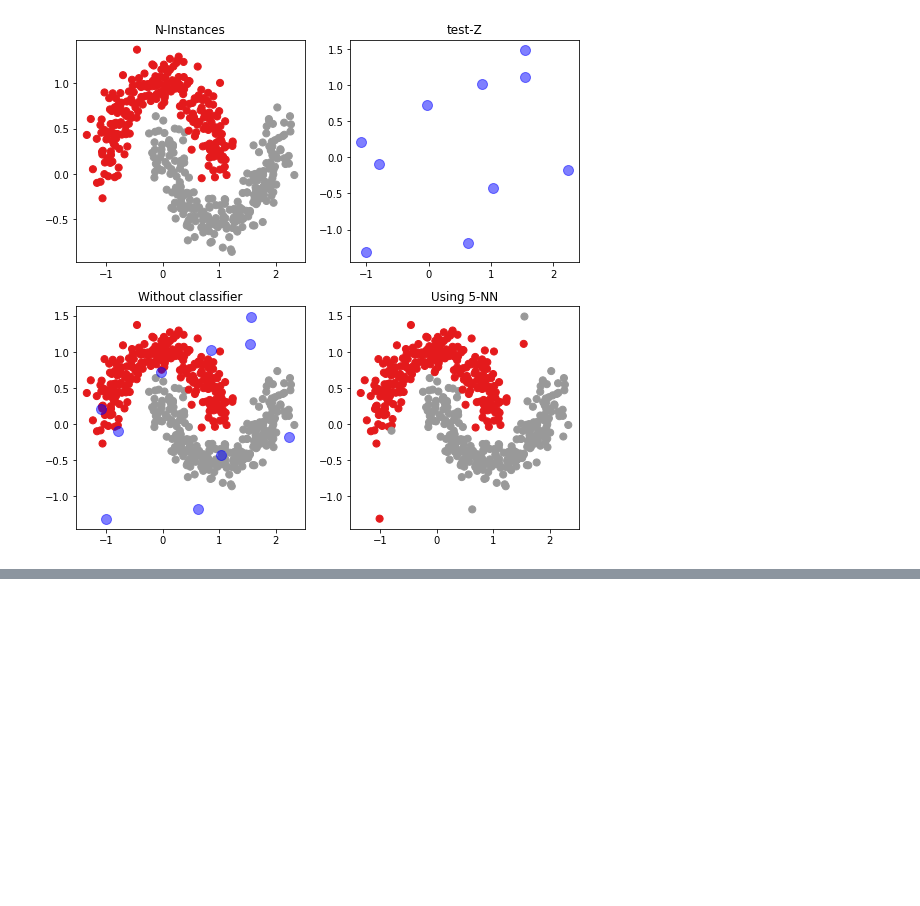
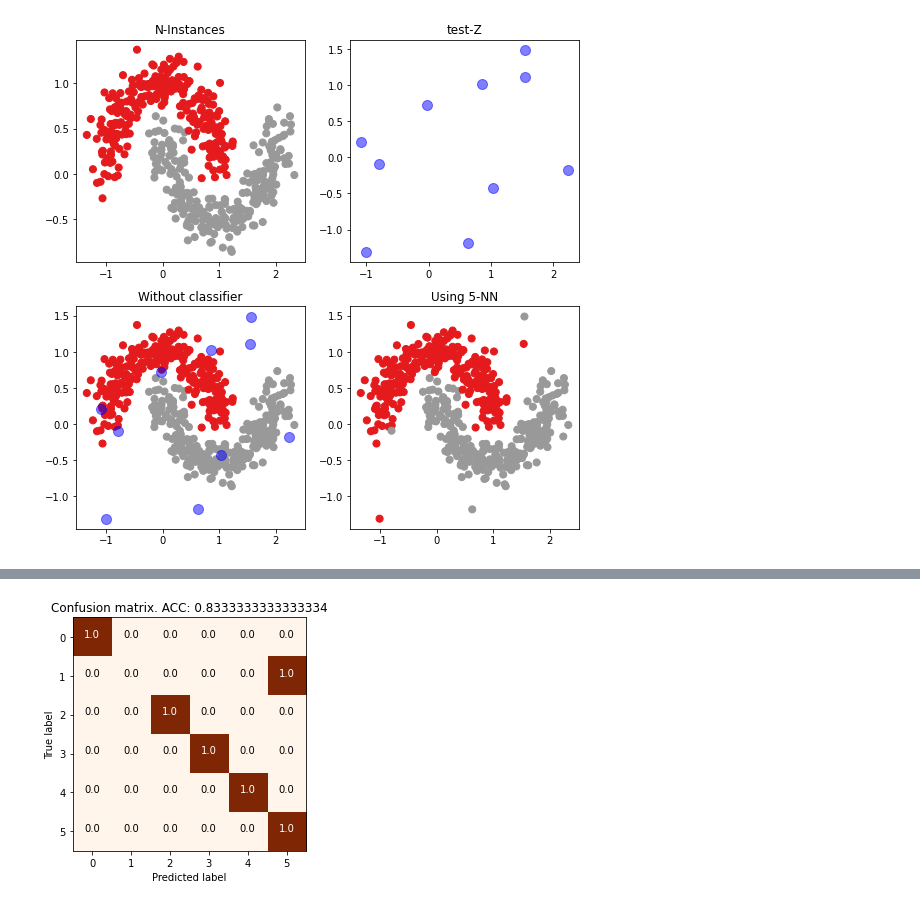
Before and after one commit to Edgar-La/Machine_Learning, a Jupyter notebook: k-NN/k-NN.ipynb, the cells around one changed output, grey strips where cells are left out. Saved outputs shown, nothing was run; the diff lists cells and outputs as text; code cells hidden in the pictures; blank space fills up the shorter version.

```diff
--- a/k-NN/k-NN.ipynb
+++ b/k-NN/k-NN.ipynb
@@ -208,0 +225,6 @@ plotter_function(X_t, Z_t, labelst ,labelst_2, 'tab10', 'black', k)
+# %%
+confusion_matrix_t = skl.confusion_matrix(labelst_2, predicted_labels_t)
+Accuracy_t = ACC(confusion_matrix_t, labelst_2)
+plot_confusion_matrix(confusion_matrix_t, Accuracy_t)
+# %% [output]
+[figure, added]
```
Also changed, not shown: parts of 4 cells of this notebook.
